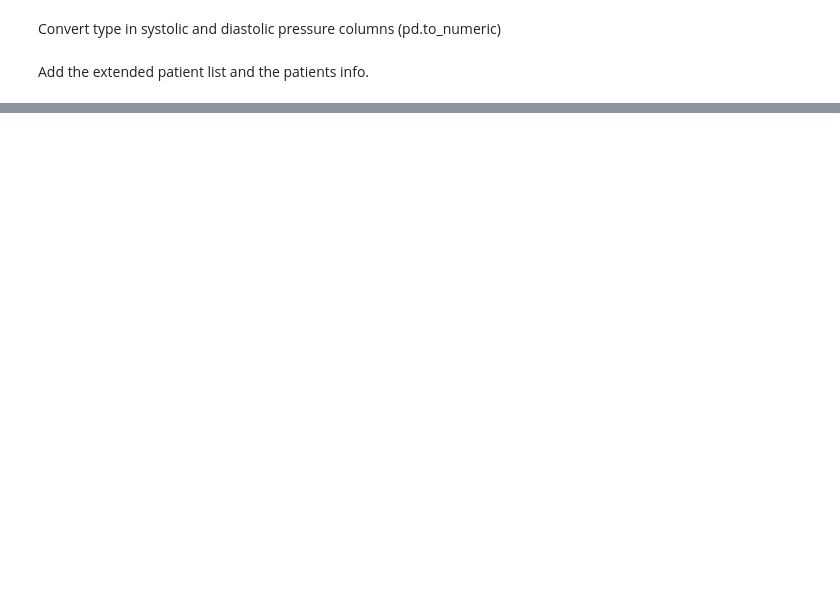
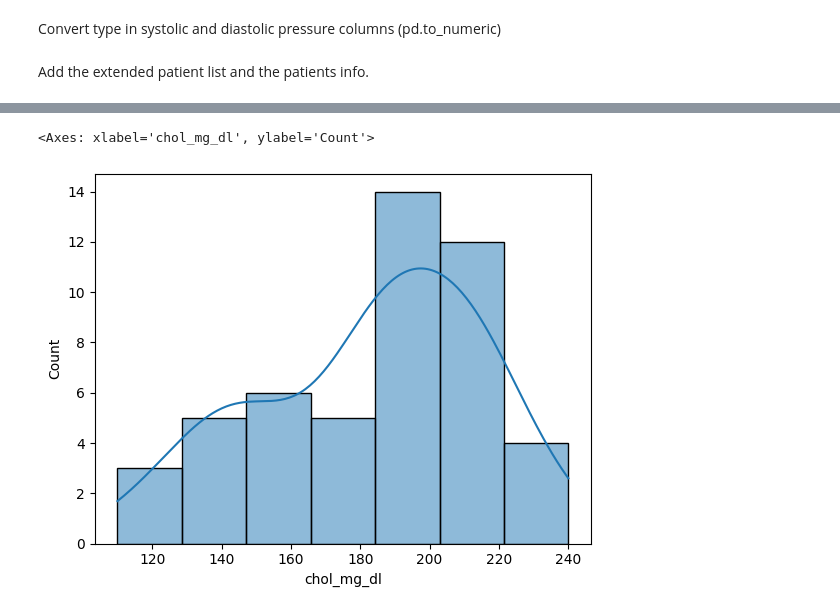
Before and after one commit to schoergj/DSA103, a Jupyter notebook: LifeScienceData/lecture16/data_wrangling.ipynb, the cells around one changed output, grey strips where cells are left out. Saved outputs shown, nothing was run; the diff lists cells and outputs as text; code cells hidden in the pictures; blank space fills up the shorter version.

```diff
--- a/LifeScienceData/lecture16/data_wrangling.ipynb
+++ b/LifeScienceData/lecture16/data_wrangling.ipynb
@@ -56,3 +187,11 @@ Further cleanup: patient_id!
 Convert type in systolic and diastolic pressure columns (pd.to_numeric)
 # %% [markdown]
 Add the extended patient list and the patients info.
+# %%
+df_extension = pd.read_csv("patient_list_extended.csv")
+df_2merge = pd.read_csv("patients_info.csv")
+# %%
+df_extended = pd.concat([df,df_extension], ignore_index=True)
+# %%
+df_complete = pd.merge(df_extended, df_2merge, on="patient_id", how="outer")
+df_complete.head()
@@ -58,0 +241,2 @@ Add the extended patient list and the patients info.
+# %%
+df_complete["is_age_missing"] = df_complete.age.isna()
@@ -58,0 +283,7 @@ Add the extended patient list and the patients info.
+# %%
+import seaborn as sns
+
+sns.histplot(df_complete["chol_mg_dl"], kde=True)
+# %% [output]
+<Axes: xlabel='chol_mg_dl', ylabel='Count'>
+[figure, added]
```
Also changed, not shown: parts of 19 cells of this notebook, 2 other files.
